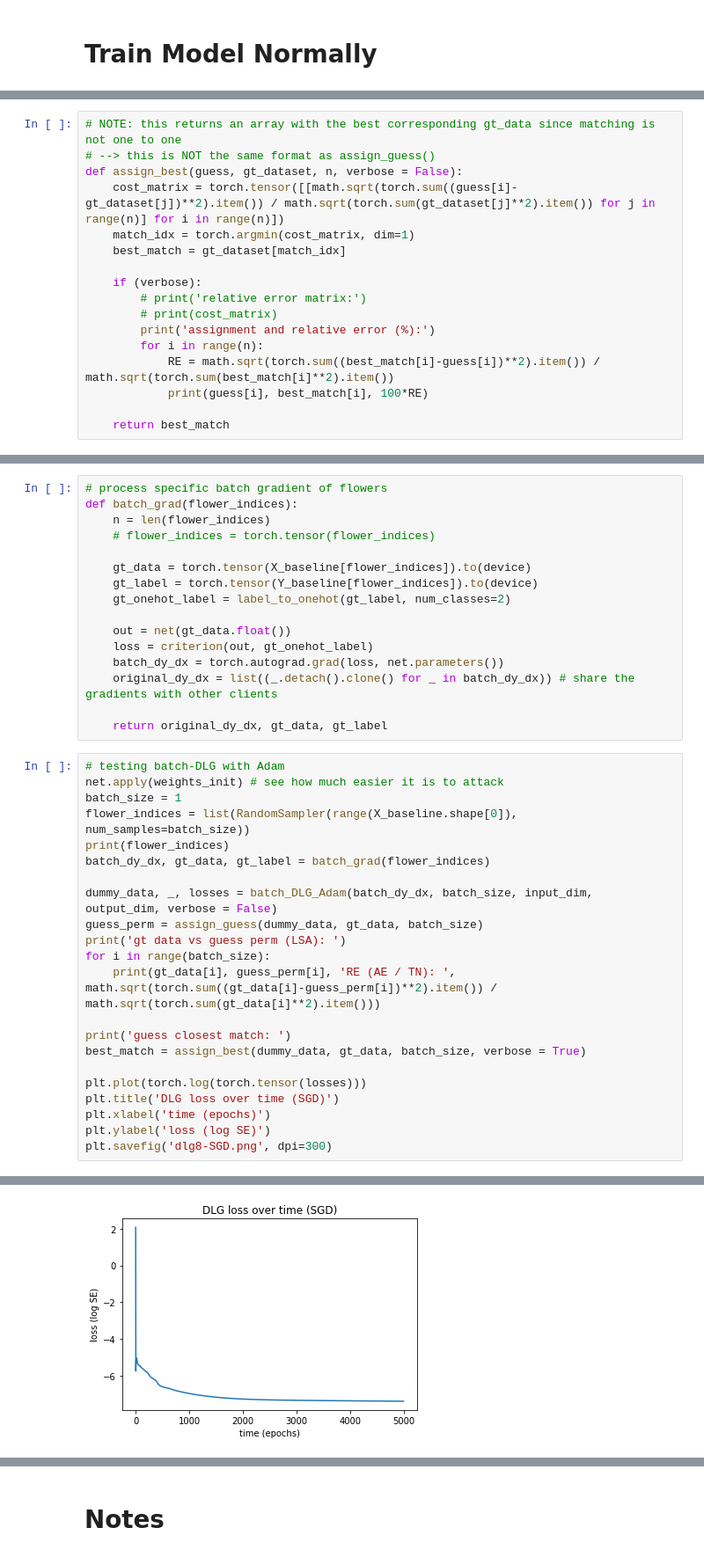
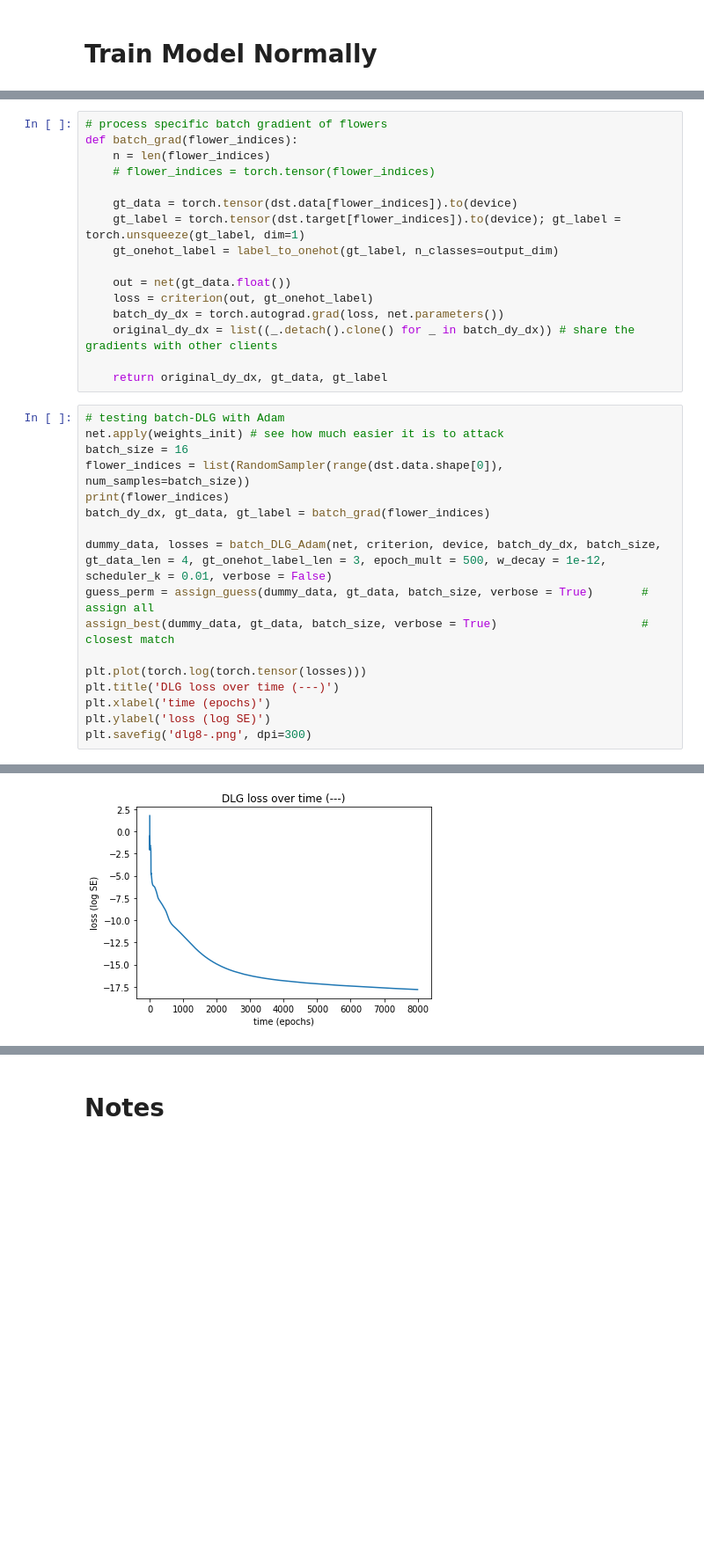
Before and after one commit to mgozon/DLG-UROP, a Jupyter notebook: Batch_DLG_Evolution_BRAZPD_Dataset.ipynb, the cells around one changed output, grey strips where cells are left out. Shown at 88% size. Drawn from its saved outputs; the diff is of its cells as text; blank space fills up the shorter version.

```diff
--- a/Batch_DLG_Evolution_BRAZPD_Dataset.ipynb
+++ b/Batch_DLG_Evolution_BRAZPD_Dataset.ipynb
@@ -425,18 +174 @@ def assign_guess(guess, gt_dataset, n, verbose = False):
-# %%
-# NOTE: this returns an array with the best corresponding gt_data since matching is not one to one
-# --> this is NOT the same format as assign_guess()
-def assign_best(guess, gt_dataset, n, verbose = False):
-    cost_matrix = torch.tensor([[math.sqrt(torch.sum((guess[i]-gt_dataset[j])**2).item()) / math.sqrt(torch.sum(gt_dataset[j]**2).item()) for j in range(n)] for i in range(n)])
-    match_idx = torch.argmin(cost_matrix, dim=1)
-    best_match = gt_dataset[match_idx]
-
-    if (verbose):
-        # print('relative error matrix:')
-        # print(cost_matrix)
-        print('assignment and relative error (%):')
-        for i in range(n):
-            RE = math.sqrt(torch.sum((best_match[i]-guess[i])**2).item()) / math.sqrt(torch.sum(best_match[i]**2).item())
-            print(guess[i], best_match[i], 100*RE)
-
-    return best_match
 # %% [markdown]
@@ -447,9 +179,9 @@ def batch_grad(flower_indices):
     n = len(flower_indices)
     # flower_indices = torch.tensor(flower_indices)
 
-    gt_data = torch.tensor(X_baseline[flower_indices]).to(device)
-    gt_label = torch.tensor(Y_baseline[flower_indices]).to(device)
-    gt_onehot_label = label_to_onehot(gt_label, num_classes=2)
+    gt_data = torch.tensor(dst.data[flower_indices]).to(device)
+    gt_label = torch.tensor(dst.target[flower_indices]).to(device); gt_label = torch.unsqueeze(gt_label, dim=1)
+    gt_onehot_label = label_to_onehot(gt_label, n_classes=output_dim)
 
     out = net(gt_data.float())
     loss = criterion(out, gt_onehot_label)
@@ -460,23 +192,18 @@ def batch_grad(flower_indices):
 # %%
 # testing batch-DLG with Adam
 net.apply(weights_init) # see how much easier it is to attack
-batch_size = 1
-flower_indices = list(RandomSampler(range(X_baseline.shape[0]), num_samples=batch_size))
+batch_size = 16
+flower_indices = list(RandomSampler(range(dst.data.shape[0]), num_samples=batch_size))
 print(flower_indices)
 batch_dy_dx, gt_data, gt_label = batch_grad(flower_indices)
 
-dummy_data, _, losses = batch_DLG_Adam(batch_dy_dx, batch_size, input_dim, output_dim, verbose = False)
-guess_perm = assign_guess(dummy_data, gt_data, batch_size)
-print('gt data vs guess perm (LSA): ')
-for i in range(batch_size):
-    print(gt_data[i], guess_perm[i], 'RE (AE / TN): ', math.sqrt(torch.sum((gt_data[i]-guess_perm[i])**2).item()) / math.sqrt(torch.sum(gt_data[i]**2).item()))
-
-print('guess closest match: ')
-best_match = assign_best(dummy_data, gt_data, batch_size, verbose = True)
+dummy_data, losses = batch_DLG_Adam(net, criterion, device, batch_dy_dx, batch_size, gt_data_len = 4, gt_onehot_label_len = 3, epoch_mult = 500, w_decay = 1e-12, scheduler_k = 0.01, verbose = False)
+guess_perm = assign_guess(dummy_data, gt_data, batch_size, verbose = True)       # assign all
+assign_best(dummy_data, gt_data, batch_size, verbose = True)                     # closest match
 
 plt.plot(torch.log(torch.tensor(losses)))
-plt.title('DLG loss over time (SGD)')
+plt.title('DLG loss over time (---)')
 plt.xlabel('time (epochs)')
 plt.ylabel('loss (log SE)')
-plt.savefig('dlg8-SGD.png', dpi=300)
+plt.savefig('dlg8-.png', dpi=300)
 # %% [output]
@@ -501 +228 @@ tensor([106.6911,  77.4319,  -5.5635, -29.5941,  89.6894,   1.8181, -38.8931,
-[figure, old version]
+[figure, new version]
```
Also changed, not shown: parts of 27 cells of this notebook.
